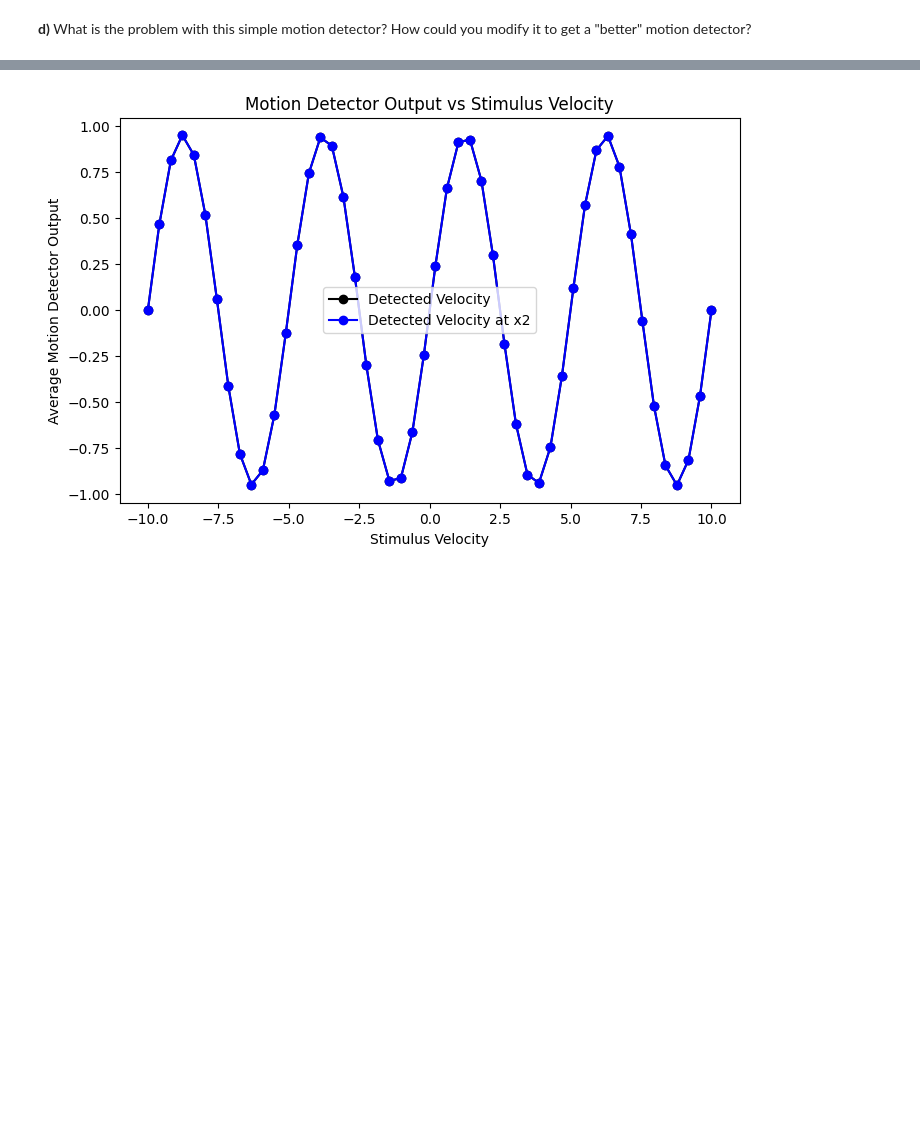
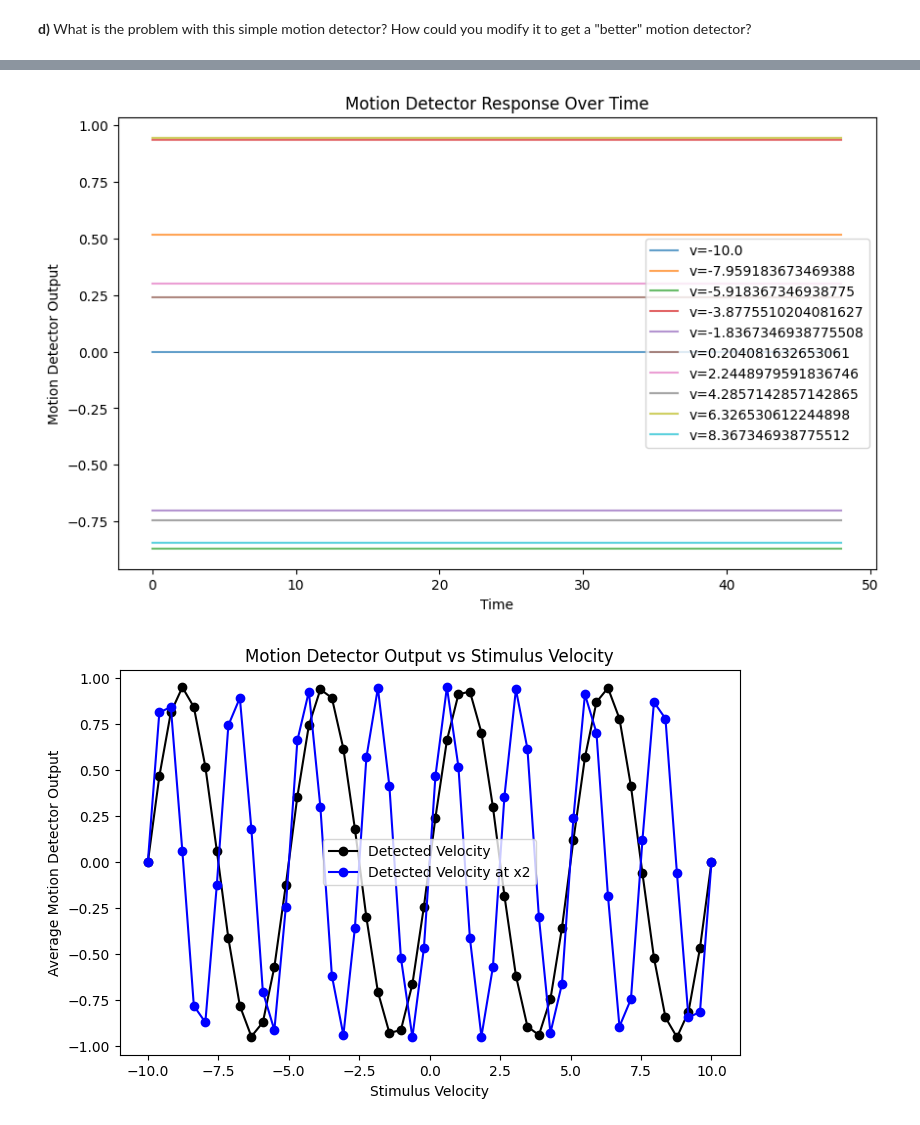
Before and after one commit to AtharvSuryawanshi/WP-5-Neural-Code, a Jupyter notebook: Exercises/Exercise_05.ipynb, the cells around one changed output, grey strips where cells are left out. Saved outputs shown, nothing was run; the diff lists cells and outputs as text; code cells hidden in the pictures; blank space fills up the shorter version.

```diff
--- a/Exercises/Exercise_05.ipynb
+++ b/Exercises/Exercise_05.ipynb
@@ -241,6 +241,8 @@ velocity_detected2 = []
 x = 10
 del_x = 1
 del_t = 1
+del_x2 = 2
+del_t2 = 1
 t = 10
 
 plt.figure()
@@ -273,7 +275,7 @@ for i, v in enumerate(velocities):
     stimulus_matrix = stimulus(5, v, 50, 50, 0.1)
 
     motion_values = [motion(t, stimulus_matrix, x, del_x, del_t) for t in range(1, 50)]
-    motion_values2 = [motion(t, stimulus_matrix, x2, del_x, del_t) for t in range(1, 50)]
+    motion_values2 = [motion(t, stimulus_matrix, x, del_x2, del_t2) for t in range(1, 50)]
     velocity_detected.append(np.mean(motion_values))
     velocity_detected2.append(np.mean(motion_values2))
     if i % 5 == 0:
@@ -298 +300,2 @@ plt.show()
-[figure, old version]
+[figure, new version]
+[figure, added]
```
Also changed, not shown: parts of 1 cell of this notebook.
